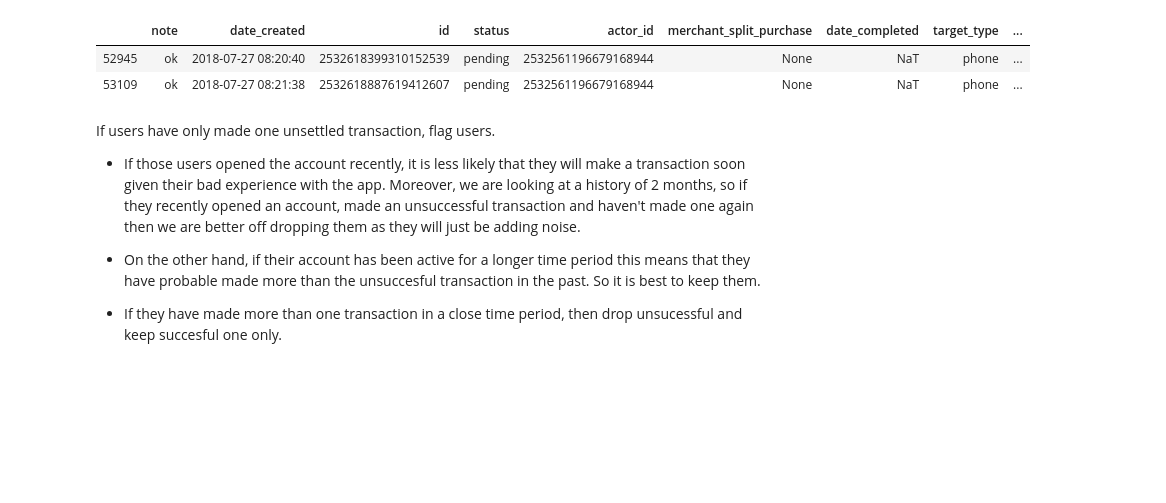
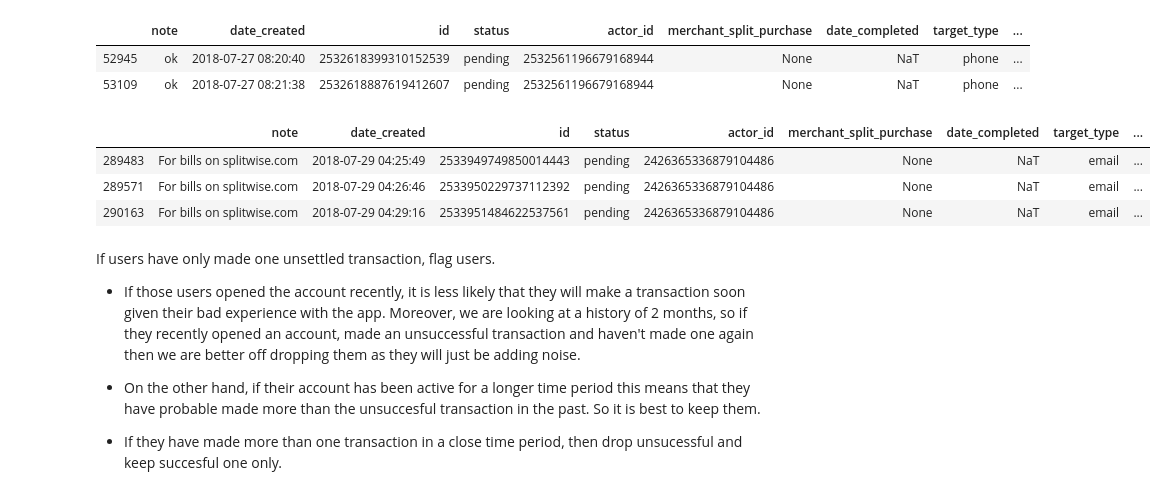
Before and after one commit to fromdatavistodatascience/venmo, a Jupyter notebook: data_prep_payments.ipynb, the cells around one changed output. Cells and saved outputs as stored; diff of their text form; code cells hidden in the pictures; blank space fills up the shorter version.

```diff
--- a/data_prep_payments.ipynb
+++ b/data_prep_payments.ipynb
@@ -167,3 +210,10 @@ x
+# %%
+payments_df.loc[payments_df['actor_id'] == '2426365336879104486']
+# %% [output]
+|  | note | date_created | id | status | actor_id | merchant_split_purchase | date_completed | target_type | ... |
+| 289483 | For bills on splitwise.com | 2018-07-29 04:25:49 | 2533949749850014443 | pending | 2426365336879104486 | None | NaT | email | ... |
+| 289571 | For bills on splitwise.com | 2018-07-29 04:26:46 | 2533950229737112392 | pending | 2426365336879104486 | None | NaT | email | ... |
+| 290163 | For bills on splitwise.com | 2018-07-29 04:29:16 | 2533951484622537561 | pending | 2426365336879104486 | None | NaT | email | ... |
 # %% [markdown]
 If users have only made one unsettled transaction, flag users.
 
```
Also changed, not shown: parts of 9 cells of this notebook.
